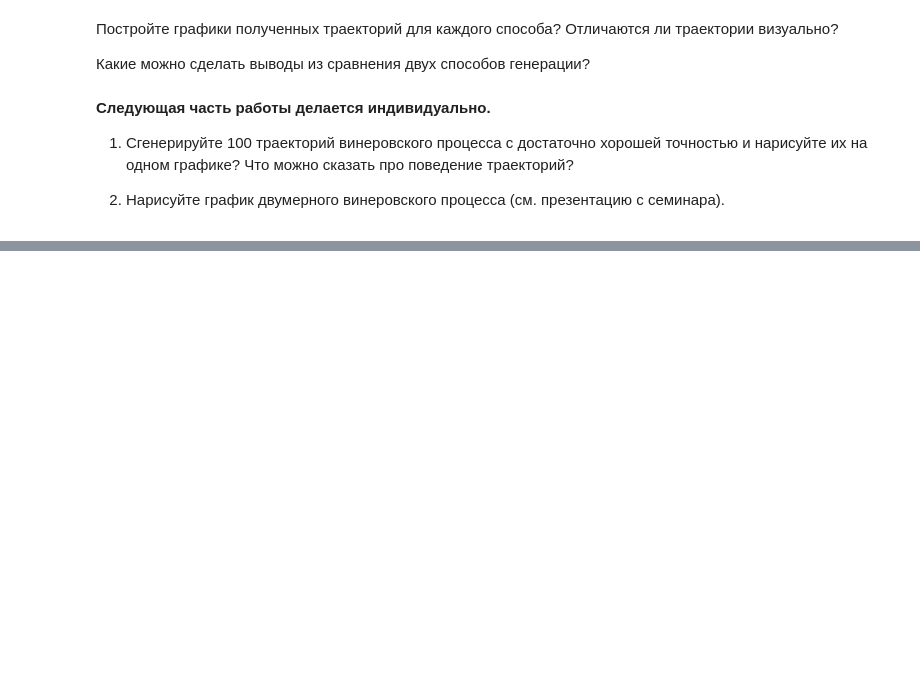
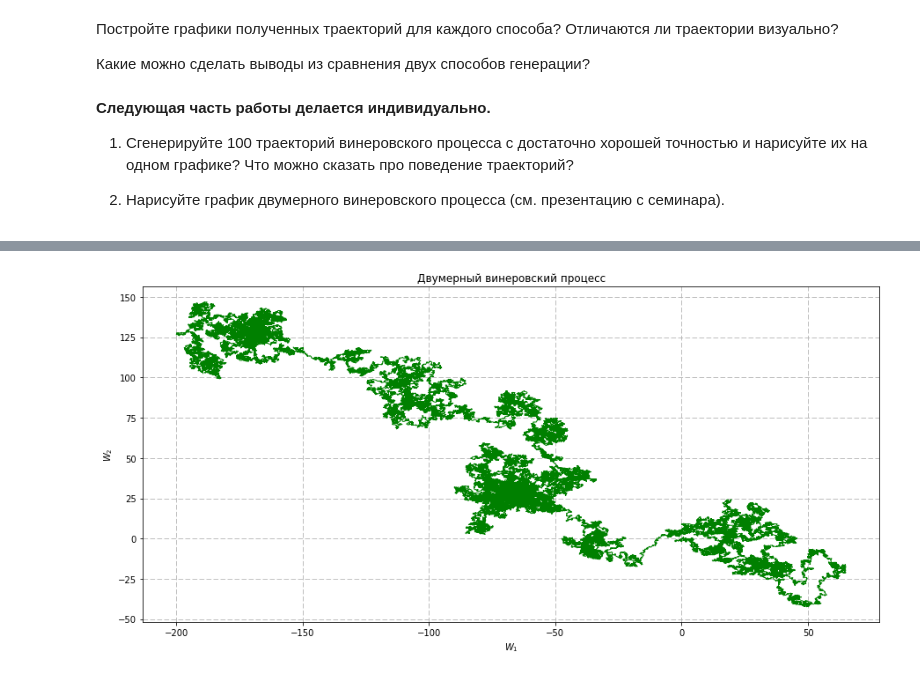
Before and after one commit to svinkapeppa/stochastic, a Jupyter notebook: lab_6/6.23.ipynb, the cells around one changed output, grey strips where cells are left out. Saved outputs shown, nothing was run; the diff lists cells and outputs as text; code cells hidden in the pictures; blank space fills up the shorter version.

```diff
--- a/lab_6/6.23.ipynb
+++ b/lab_6/6.23.ipynb
@@ -185,0 +250,15 @@ plt.show()
+# %%
+plt.figure(figsize=(15,7))
+
+times, values1 = winer_proccess_path(10000, 0.1)
+times, values2 = winer_proccess_path(10000, 0.1)
+plt.plot(values1, values2, c='green', linewidth=1)
+
+
+plt.title('Двумерный винеровский процесс')
+plt.xlabel(r'$W_{1}$')
+plt.ylabel(r'$W_{2}$')
+plt.grid(ls='--')
+plt.show()
+# %% [output]
+[figure, added]
```
Also changed, not shown: parts of 9 cells of this notebook.
